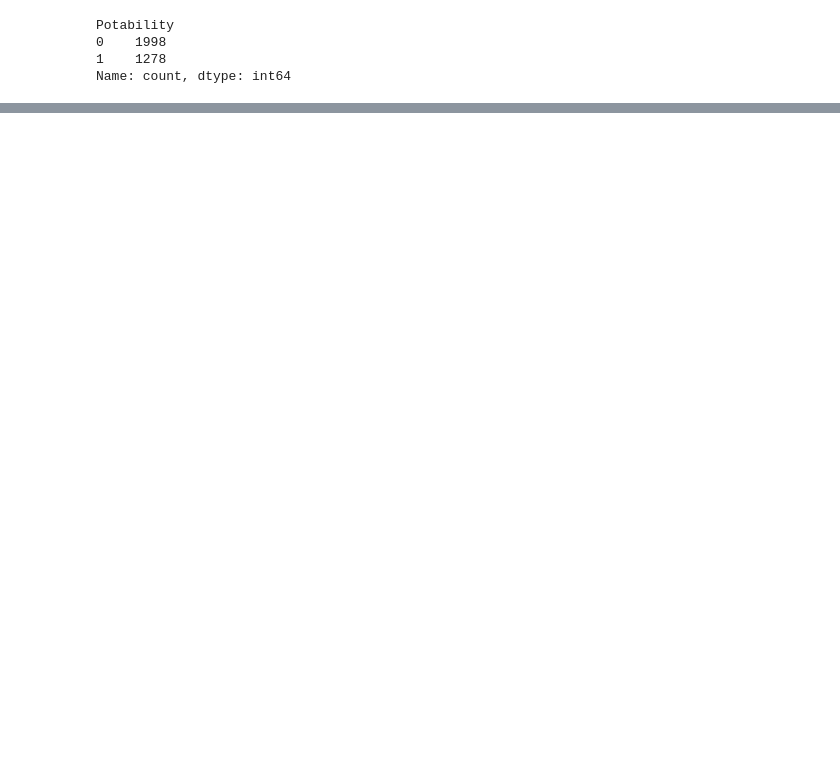
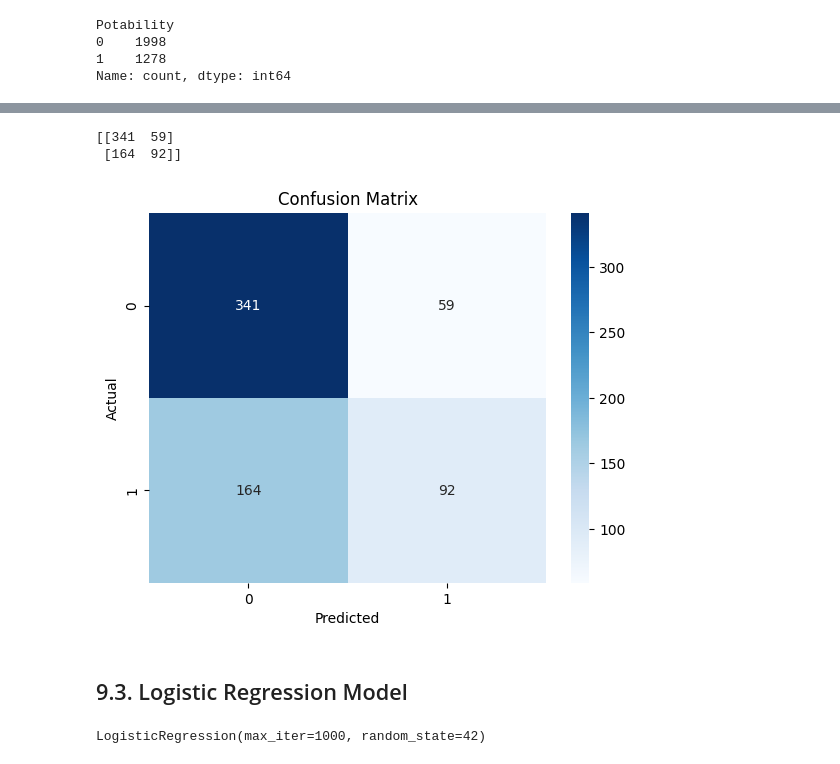
Before and after one commit to Natashaa7/Water-Potability-Classification, a Jupyter notebook: Water-Potability-Classifier.ipynb, the cells around one changed output, grey strips where cells are left out. Drawn from its saved outputs; the diff is of its cells as text; code cells hidden in the pictures; blank space fills up the shorter version.

```diff
--- a/Water-Potability-Classifier.ipynb
+++ b/Water-Potability-Classifier.ipynb
@@ -111,0 +304,13 @@ df
+# %%
+xgb = XGBClassifier(
+    n_estimators=300,
+    max_depth=5,
+    learning_rate=0.05,
+    subsample=0.8,
+    colsample_bytree=0.8,
+    random_state=42,
+    eval_metric="logloss",
+    use_label_encoder=False
+)
+
+xgb.fit(X_train, y_train)
@@ -111,0 +333,31 @@ df
+# %%
+y_pred_xgb = xgb.predict(X_test)
+
+print("XGBoost Accuracy:", accuracy_score(y_test, y_pred_xgb))
+print("XGBoost Classification Report:\n", classification_report(y_test, y_pred_xgb))
+print(confusion_matrix(y_test, y_pred_xgb))
+# %%
+cm = confusion_matrix(y_test, y_pred_xgb)
+print(cm)
+
+labels = [0, 1]
+cm = confusion_matrix(y_test, y_pred_xgb, labels=labels)
+sns.heatmap(cm, annot=True, fmt='d', cmap='Blues', xticklabels=labels, yticklabels=labels)
+plt.xlabel("Predicted")
+plt.ylabel("Actual")
+plt.title("Confusion Matrix")
+plt.show()
+# %% [output]
+[[341  59]
+ [164  92]]
+[figure, added]
+# %% [markdown]
+## 9.3. Logistic Regression Model
+# %%
+from sklearn.linear_model import LogisticRegression
+
+lr = LogisticRegression(max_iter=1000, random_state=42)
+
+lr.fit(X_train_scaled, y_train)
+# %% [output]
+LogisticRegression(max_iter=1000, random_state=42)
```
Also changed, not shown: parts of 45 cells of this notebook.
